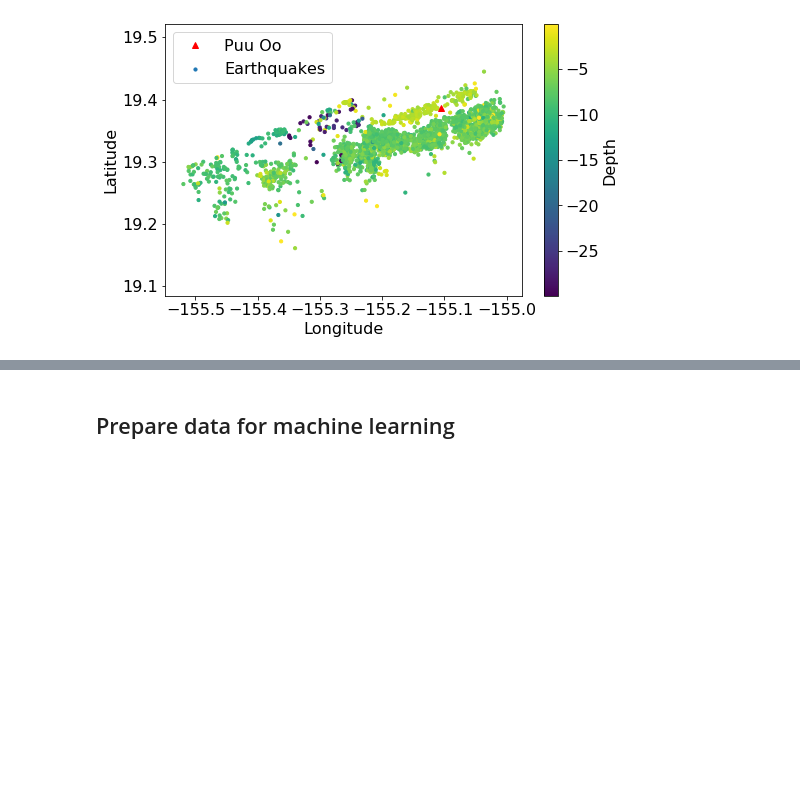
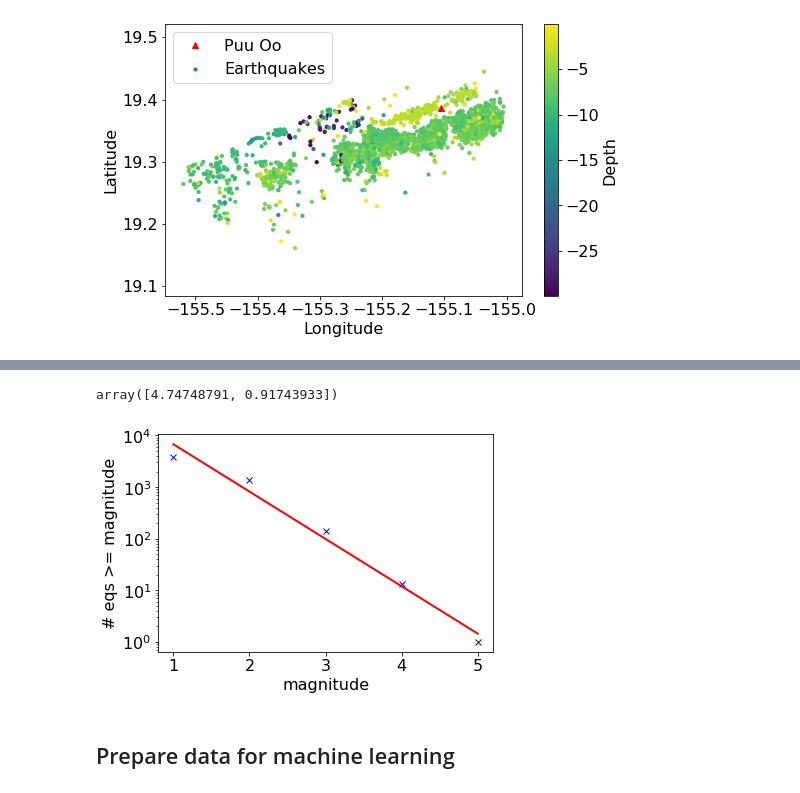
Before and after one commit to bmullet/PEEVED, a Jupyter notebook: RunMLTests.ipynb, the cells around one changed output, grey strips where cells are left out. Saved outputs shown, nothing was run; the diff lists cells and outputs as text; code cells hidden in the pictures; blank space fills up the shorter version.

```diff
--- a/RunMLTests.ipynb
+++ b/RunMLTests.ipynb
@@ -67,3 +71,32 @@ plt.savefig('KilaueaEQs.png')
 plt.show()
 # %% [output]
 [figure]
+# %%
+def GetFreqMagnitude(mag):
+    """Returns frequency-magnitude distribution"""
+
+    MaxMag = np.ceil(mag.max())
+    MinMag = np.floor(mag.min())
+
+    nfreq, magbins = np.histogram(mag, bins=np.arange(MinMag, MaxMag + 1))
+    magbins = np.delete(magbins, -1)
+    freq = np.flipud(np.cumsum(np.flipud(nfreq)))
+
+    G = np.zeros((len(freq), 2))
+    G[:, 0] = 1
+    G[:, 1] = -magbins
+
+    model, residuals, rank, s = np.linalg.lstsq(G, np.log10(freq))
+    freq_predict = np.power(10, np.dot(G, model))
+
+    plt.figure(figsize=(6,4))
+    plt.semilogy(magbins, freq, 'bx', linewidth=2)
+    plt.semilogy(magbins, freq_predict, 'r-', linewidth=2)
+    plt.xlabel('magnitude')
+    plt.ylabel('# eqs >= magnitude')
+    plt.savefig('FrequencyMagnitude')
+
+    return model
+# %%
+GetFreqMagnitude(mag)
+# %% [output]
@@ -70,3 +105,5 @@ plt.show()
+array([4.74748791, 0.91743933])
+[figure, added]
 # %% [markdown]
 ## Prepare data for machine learning
 # %%
```
Also changed, not shown: parts of 28 cells of this notebook, 7 other files.
